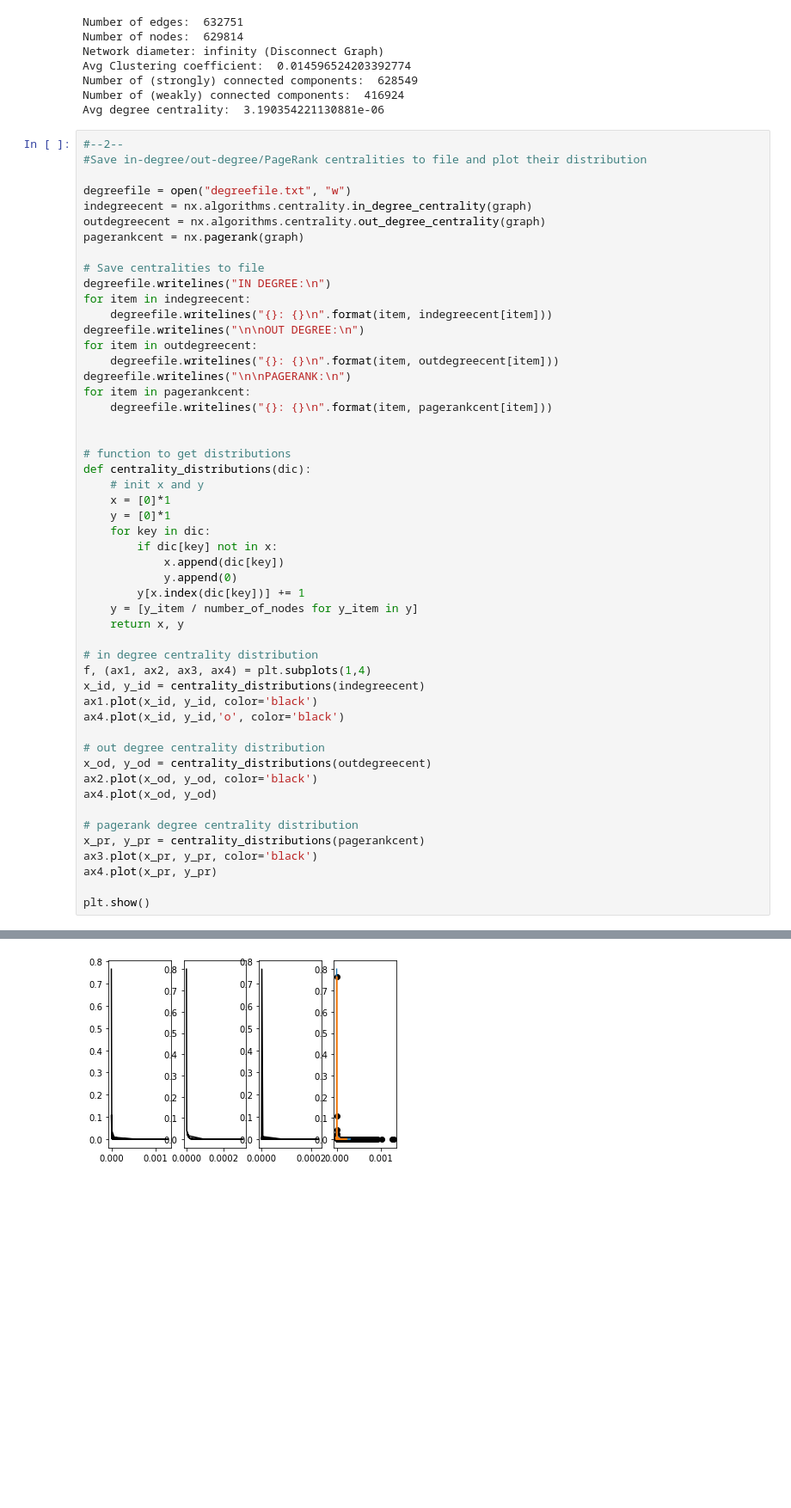
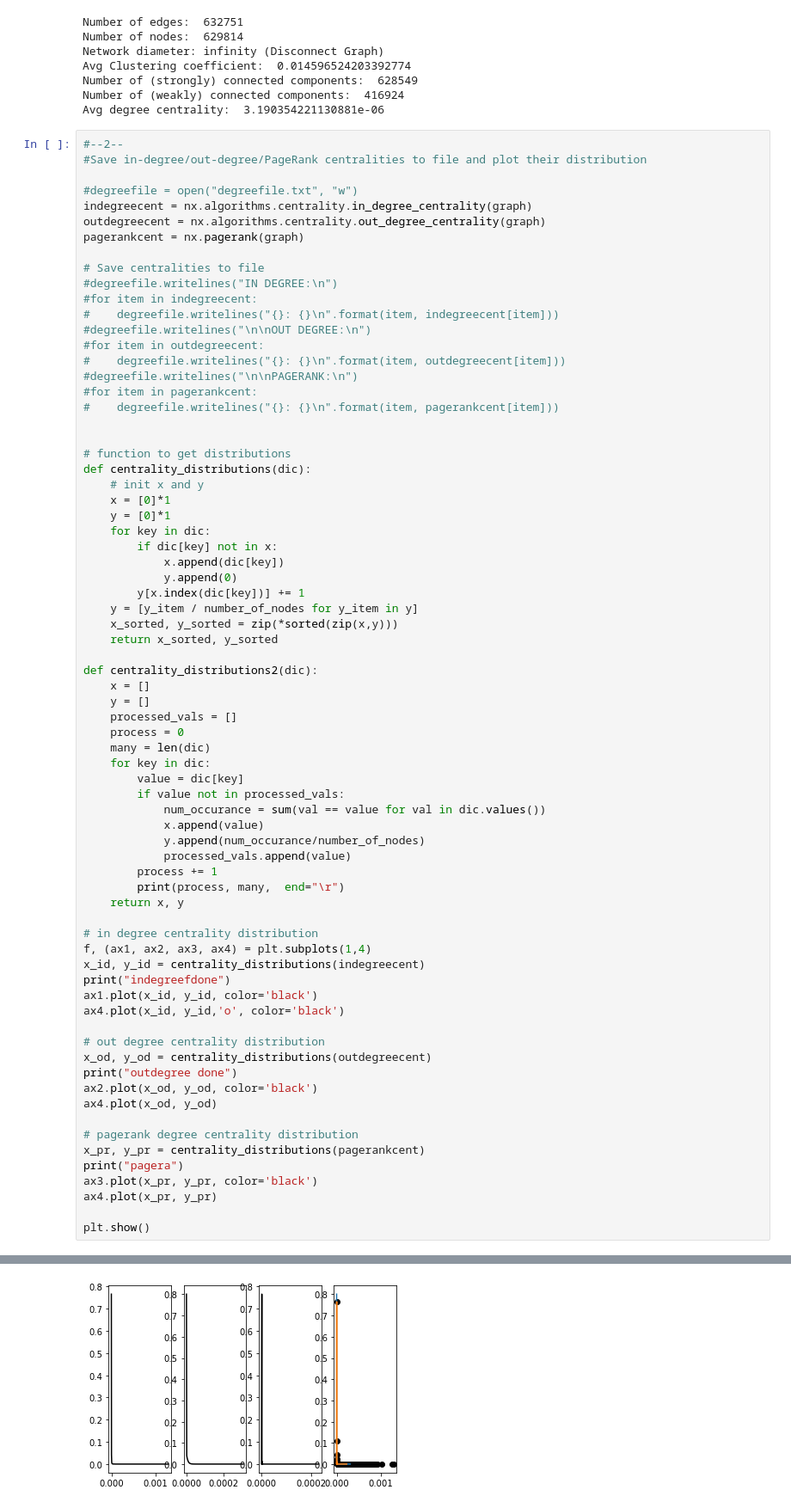
Before and after one commit to 0LTSU0/SNA_project7, a Jupyter notebook: sna_jupyter.ipynb, the cells around one changed output, grey strips where cells are left out. Shown: that part at 86% size. Saved outputs shown, nothing was run; the diff lists cells and outputs as text; blank space fills up the shorter version.

```diff
--- a/sna_jupyter.ipynb
+++ b/sna_jupyter.ipynb
@@ -84,21 +84,21 @@ Avg degree centrality:  3.190354221130881e-06
 #--2--
 #Save in-degree/out-degree/PageRank centralities to file and plot their distribution
 
-degreefile = open("degreefile.txt", "w")
+#degreefile = open("degreefile.txt", "w")
 indegreecent = nx.algorithms.centrality.in_degree_centrality(graph)
 outdegreecent = nx.algorithms.centrality.out_degree_centrality(graph)
 pagerankcent = nx.pagerank(graph)
 
 # Save centralities to file
-degreefile.writelines("IN DEGREE:\n")
-for item in indegreecent:
-    degreefile.writelines("{}: {}\n".format(item, indegreecent[item]))
-degreefile.writelines("\n\nOUT DEGREE:\n")
-for item in outdegreecent:
-    degreefile.writelines("{}: {}\n".format(item, outdegreecent[item]))
-degreefile.writelines("\n\nPAGERANK:\n")
-for item in pagerankcent:
-    degreefile.writelines("{}: {}\n".format(item, pagerankcent[item]))
+#degreefile.writelines("IN DEGREE:\n")
+#for item in indegreecent:
+#    degreefile.writelines("{}: {}\n".format(item, indegreecent[item]))
+#degreefile.writelines("\n\nOUT DEGREE:\n")
+#for item in outdegreecent:
+#    degreefile.writelines("{}: {}\n".format(item, outdegreecent[item]))
+#degreefile.writelines("\n\nPAGERANK:\n")
+#for item in pagerankcent:
+#    degreefile.writelines("{}: {}\n".format(item, pagerankcent[item]))
 
 
 # function to get distributions
@@ -112,21 +112,42 @@ def centrality_distributions(dic):
             y.append(0)
         y[x.index(dic[key])] += 1
     y = [y_item / number_of_nodes for y_item in y]
+    x_sorted, y_sorted = zip(*sorted(zip(x,y)))
+    return x_sorted, y_sorted
+
+def centrality_distributions2(dic):
+    x = []
+    y = []
+    processed_vals = []
+    process = 0
+    many = len(dic)
+    for key in dic:
+        value = dic[key]
+        if value not in processed_vals:
+            num_occurance = sum(val == value for val in dic.values())
+            x.append(value)
+            y.append(num_occurance/number_of_nodes)
+            processed_vals.append(value)
+        process += 1
+        print(process, many,  end="\r")
     return x, y
 
 # in degree centrality distribution
 f, (ax1, ax2, ax3, ax4) = plt.subplots(1,4)
 x_id, y_id = centrality_distributions(indegreecent)
+print("indegreefdone")
 ax1.plot(x_id, y_id, color='black')
 ax4.plot(x_id, y_id,'o', color='black')
 
 # out degree centrality distribution
 x_od, y_od = centrality_distributions(outdegreecent)
+print("outdegree done")
 ax2.plot(x_od, y_od, color='black')
 ax4.plot(x_od, y_od)
 
 # pagerank degree centrality distribution
 x_pr, y_pr = centrality_distributions(pagerankcent)
+print("pagera")
 ax3.plot(x_pr, y_pr, color='black')
 ax4.plot(x_pr, y_pr)
 
@@ -135,4 +159,4 @@ plt.show()
-[figure, old version]
+[figure, new version]
 # %%
 #--3--
 #Check how well power law distribution can be fit to degrees calcualted in previus step
```
Also changed, not shown: parts of 2 cells of this notebook.
